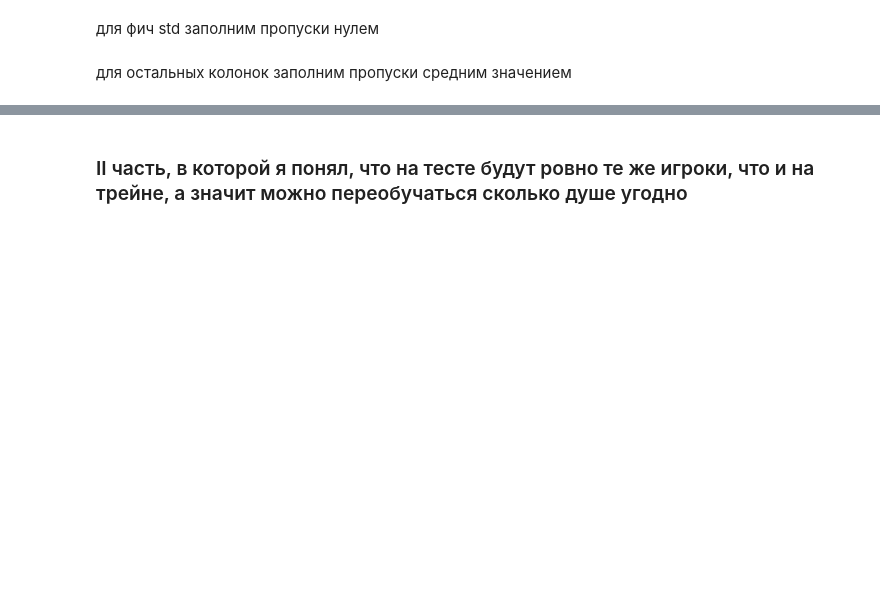
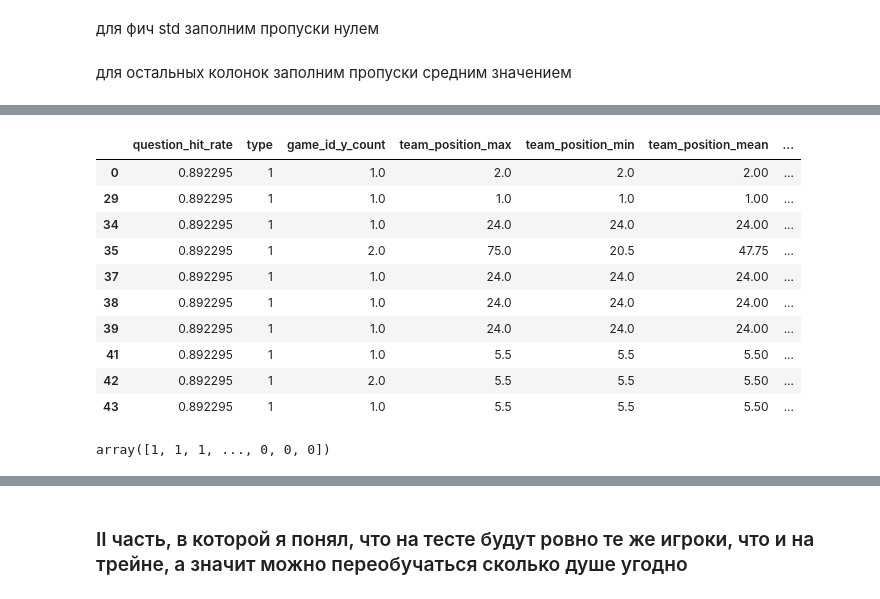
Before and after one commit to spin-to-win/ml_made, a Jupyter notebook: solution_hw2.ipynb, the cells around one changed output, grey strips where cells are left out. Saved outputs shown, nothing was run; the diff lists cells and outputs as text; code cells hidden in the pictures; blank space fills up the shorter version.

```diff
--- a/solution_hw2.ipynb
+++ b/solution_hw2.ipynb
@@ -521,6 +433,24 @@ Wall time: 2min 45s
 # %%
-drops = ['ID', 'y', 'game_id', 'date_start', 'team_id' ,'player_id', 'team_position', 'question_id']
+drops = ['player_id', 'y', 'game_id', 'date_start', 'team_id' ,'player_id', 'team_position', 'question_id']
 use_cols = [c for c in X.columns if c not in drops]
 all_features = list(X.head()[use_cols].columns)
 # %%
 from sklearn.linear_model import LogisticRegression
+# %%
+X.head(10)[all_features]
+# %% [output]
+|  | question_hit_rate | type | game_id_y_count | team_position_max | team_position_min | team_position_mean | ... |
+| 0 | 0.892295 | 1 | 1.0 | 2.0 | 2.0 | 2.00 | ... |
+| 29 | 0.892295 | 1 | 1.0 | 1.0 | 1.0 | 1.00 | ... |
+| 34 | 0.892295 | 1 | 1.0 | 24.0 | 24.0 | 24.00 | ... |
+| 35 | 0.892295 | 1 | 2.0 | 75.0 | 20.5 | 47.75 | ... |
+| 37 | 0.892295 | 1 | 1.0 | 24.0 | 24.0 | 24.00 | ... |
+| 38 | 0.892295 | 1 | 1.0 | 24.0 | 24.0 | 24.00 | ... |
+| 39 | 0.892295 | 1 | 1.0 | 24.0 | 24.0 | 24.00 | ... |
+| 41 | 0.892295 | 1 | 1.0 | 5.5 | 5.5 | 5.50 | ... |
+| 42 | 0.892295 | 1 | 2.0 | 5.5 | 5.5 | 5.50 | ... |
+| 43 | 0.892295 | 1 | 1.0 | 5.5 | 5.5 | 5.50 | ... |
+# %%
+X.y.values
+# %% [output]
+array([1, 1, 1, ..., 0, 0, 0])
```
Also changed, not shown: parts of 88 cells of this notebook.
